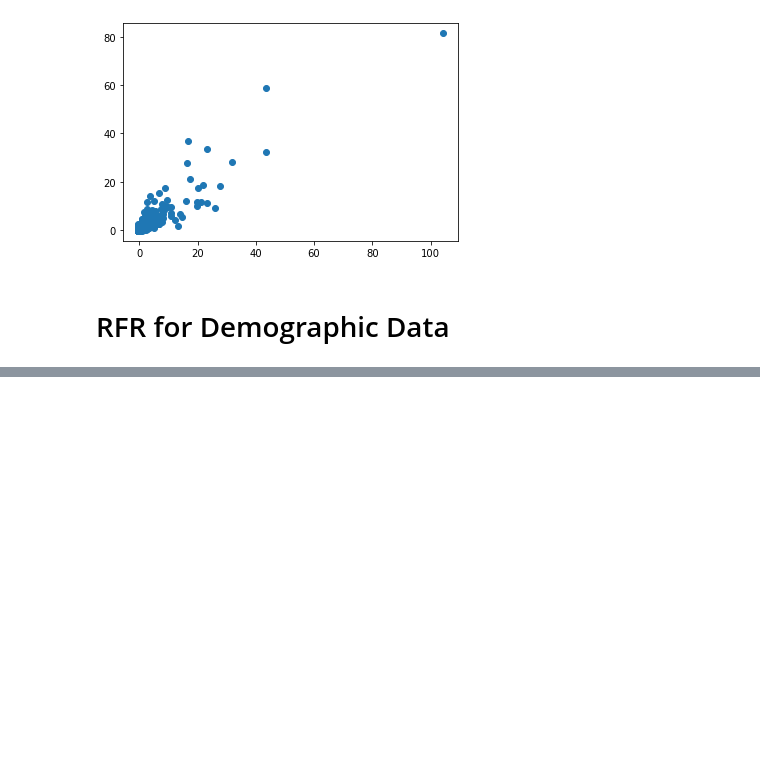
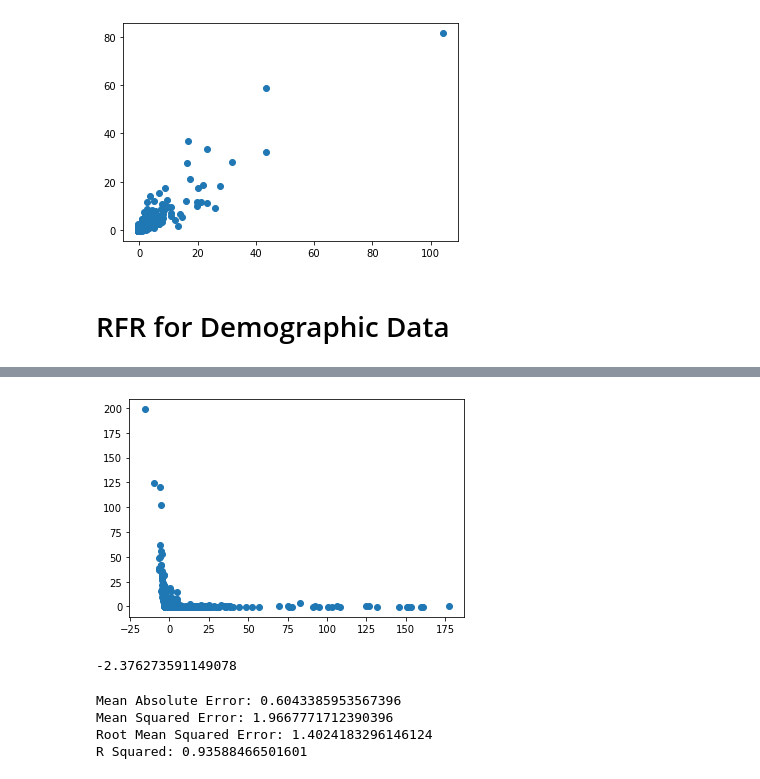
Before and after one commit to stephenanayashilliard/Covid_and_Politics, a Jupyter notebook: ml_seg2/rfr_model_pca.ipynb, the cells around one changed output, grey strips where cells are left out. Saved outputs shown, nothing was run; the diff lists cells and outputs as text; code cells hidden in the pictures; blank space fills up the shorter version.

```diff
--- a/ml_seg2/rfr_model_pca.ipynb
+++ b/ml_seg2/rfr_model_pca.ipynb
@@ -409,0 +487,9 @@ plt.show()
+# %%
+# instantiate model
+regressor3 = RandomForestRegressor(n_estimators=100,random_state=48)
+# %%
+# split data into training and testing sets
+X_train3, X_test3, y_train3, y_test3 = train_test_split(X3, y3, random_state=48)
+# %%
+# fit model
+regressor3.fit(X_train3, y_train3)
@@ -409,0 +528,22 @@ plt.show()
+# %%
+# plot training data
+plt.scatter(X_train3[:,0], y_train3)
+plt.show()
+# %% [output]
+[figure, added]
+# %%
+# check score
+regressor.score(X_train3, y_train3)
+# %% [output]
+-2.376273591149078
+# %%
+# print model assessment metrics
+print('Mean Absolute Error:', metrics.mean_absolute_error(y_test, y_pred))
+print('Mean Squared Error:', metrics.mean_squared_error(y_test, y_pred))
+print('Root Mean Squared Error:', np.sqrt(metrics.mean_squared_error(y_test, y_pred)))
+print('R Squared:', metrics.r2_score(y_test, y_pred))
+# %% [output]
+Mean Absolute Error: 0.6043385953567396
+Mean Squared Error: 1.9667771712390396
+Root Mean Squared Error: 1.4024183296146124
+R Squared: 0.93588466501601
```
Also changed, not shown: parts of 16 cells of this notebook.
